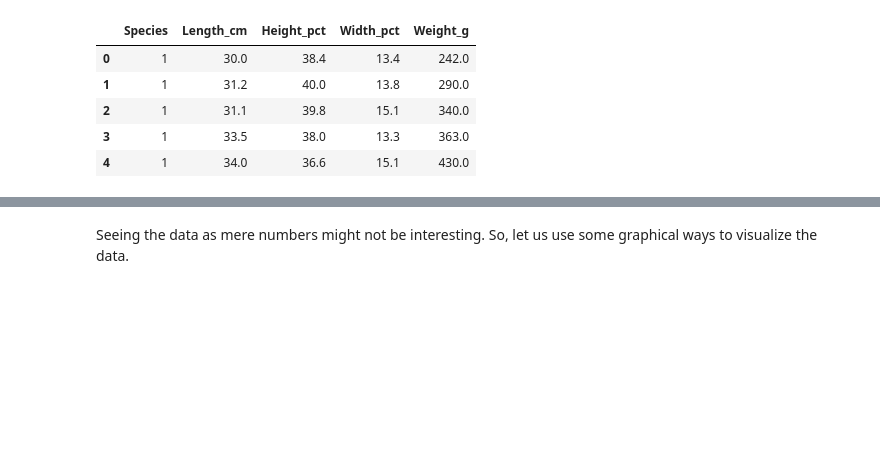
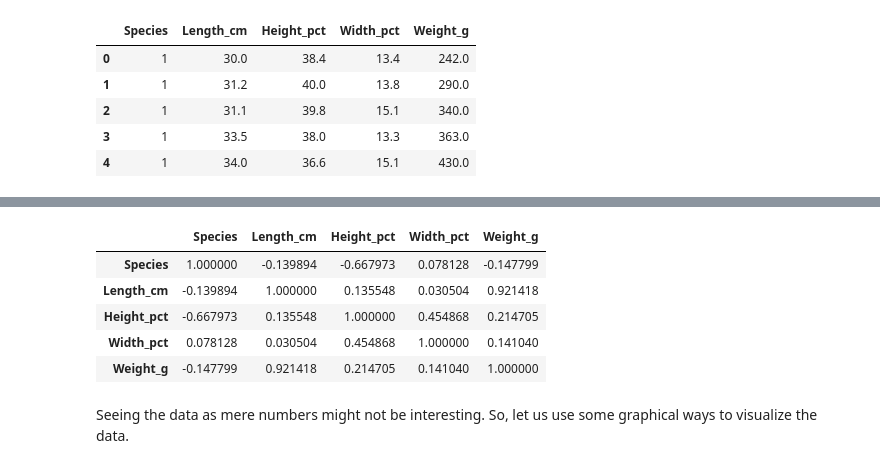
Before and after one commit to arvind-maurya/MachineLearning, a Jupyter notebook: Assignment/AIMLCEP_Q1.ipynb, the cells around one changed output, grey strips where cells are left out. Saved outputs shown, nothing was run; the diff lists cells and outputs as text; code cells hidden in the pictures; blank space fills up the shorter version.

```diff
--- a/Assignment/AIMLCEP_Q1.ipynb
+++ b/Assignment/AIMLCEP_Q1.ipynb
@@ -55,3 +79,12 @@ Shape of dataset=  (124, 5)
+# %%
+weight_height_data.corr()
+# %% [output]
+|  | Species | Length_cm | Height_pct | Width_pct | Weight_g |
+| Species | 1.000000 | -0.139894 | -0.667973 | 0.078128 | -0.147799 |
+| Length_cm | -0.139894 | 1.000000 | 0.135548 | 0.030504 | 0.921418 |
+| Height_pct | -0.667973 | 0.135548 | 1.000000 | 0.454868 | 0.214705 |
+| Width_pct | 0.078128 | 0.030504 | 0.454868 | 1.000000 | 0.141040 |
+| Weight_g | -0.147799 | 0.921418 | 0.214705 | 0.141040 | 1.000000 |
 # %% [markdown]
 Seeing the data as mere numbers might not be interesting. So, let us use some graphical ways to visualize the data.
 # %%
```
Also changed, not shown: parts of 17 cells of this notebook.
